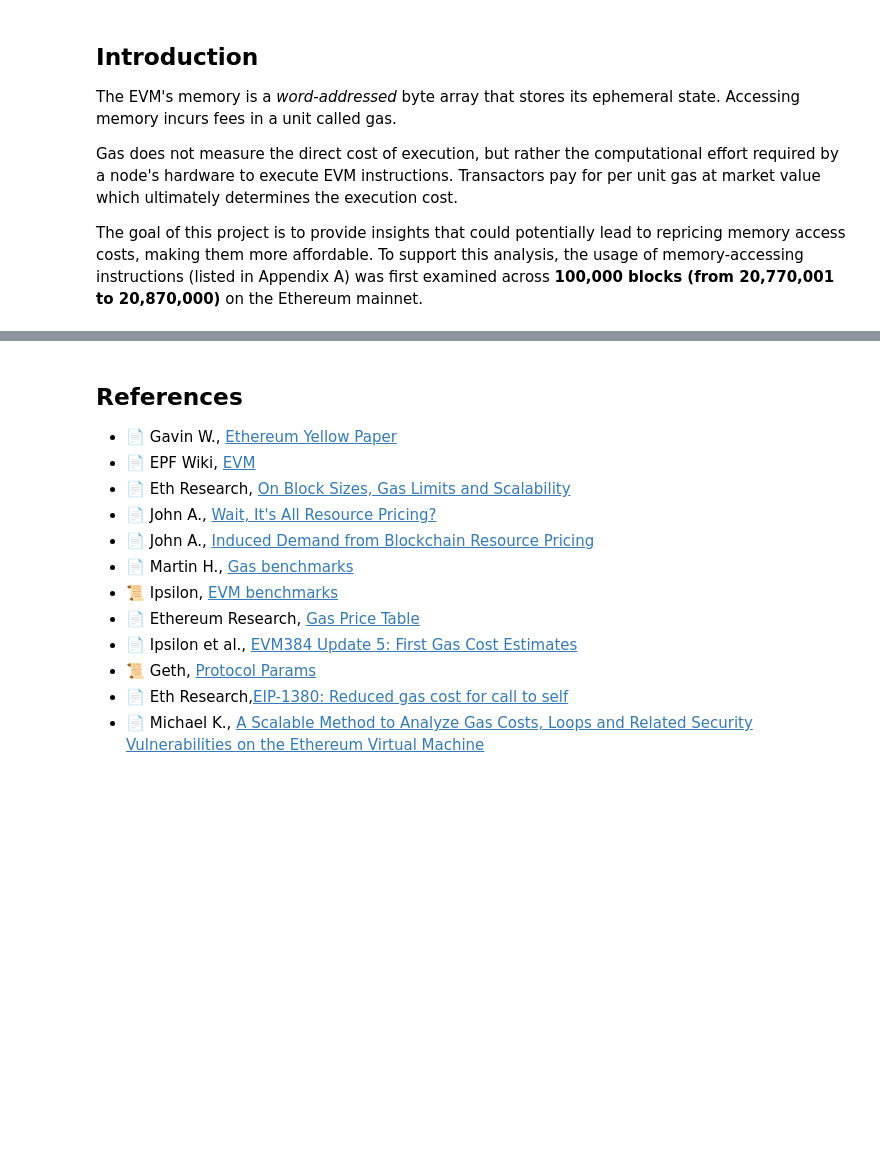
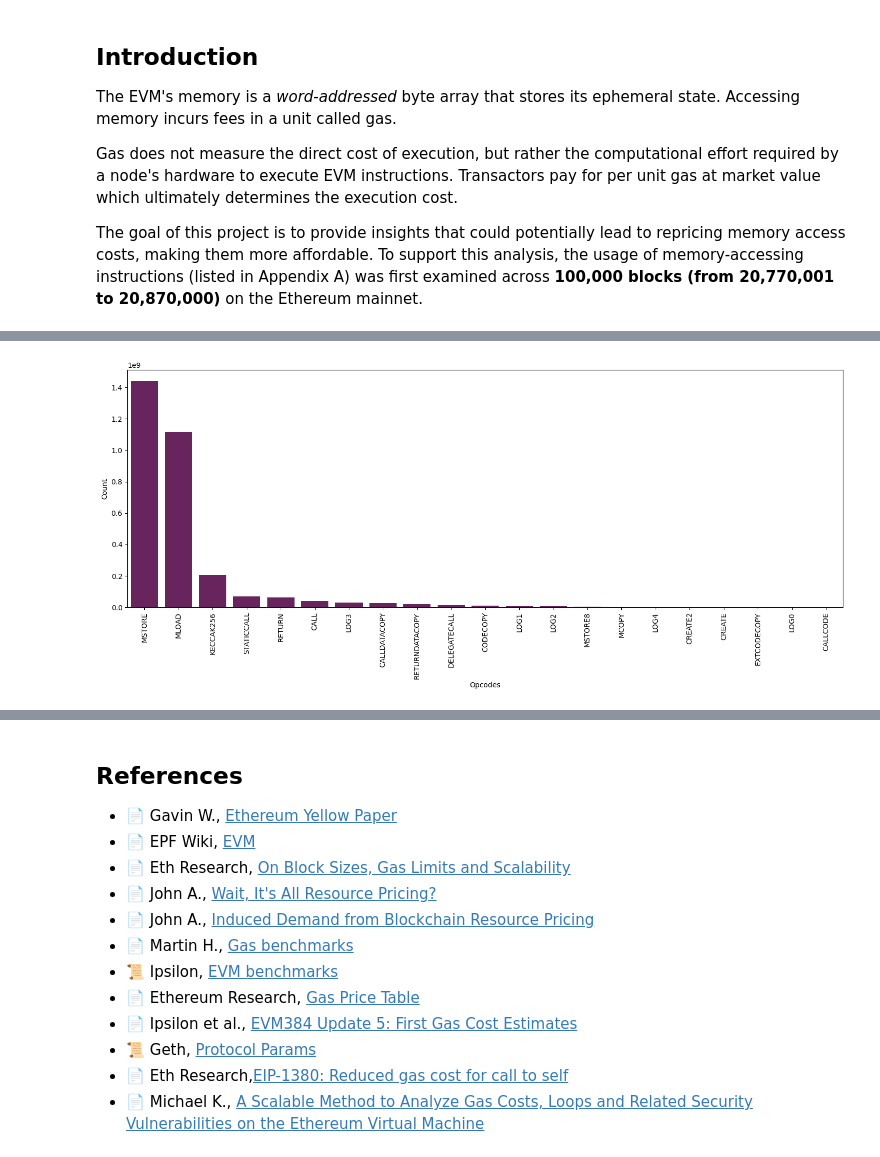
Before and after one commit to raxhvl/evm-memory-analysis, a Jupyter notebook: evm-memory-analysis.ipynb, the cells around one changed output, grey strips where cells are left out. Cells and saved outputs as stored; diff of their text form; code cells hidden in the pictures; blank space fills up the shorter version.

```diff
--- a/evm-memory-analysis.ipynb
+++ b/evm-memory-analysis.ipynb
@@ -81,0 +119,7 @@ plt.show()
+# %%
+opcode_value_counts = df.opcode.value_counts()
+relative_percentages = (opcode_value_counts / opcode_value_counts.sum()) * 100
+pd.DataFrame({
+    'Value': opcode_value_counts,
+    'Relative Percentage': relative_percentages.map("{:f} %".format)
+})
@@ -81,0 +144,9 @@ plt.show()
+# %%
+plt.figure(figsize=(18,6))
+sns.barplot(x=opcode_value_counts.index, y=opcode_value_counts.values, color=PRIMARY_COLOR)
+plt.xlabel('Opcodes')
+plt.ylabel('Count')
+plt.xticks(rotation='vertical')
+plt.show()
+# %% [output]
+[figure, added]
```
Also changed, not shown: parts of 13 cells of this notebook.
